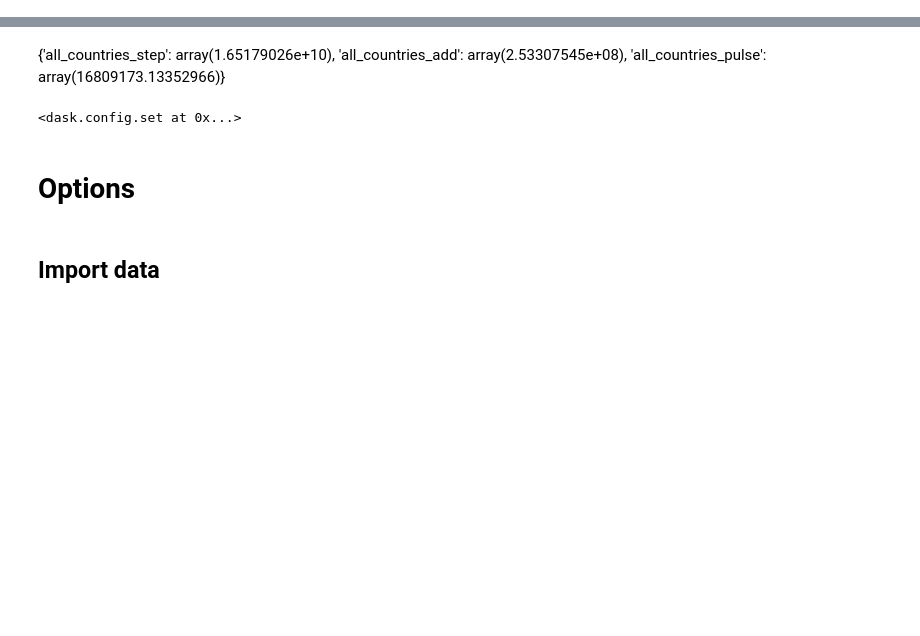
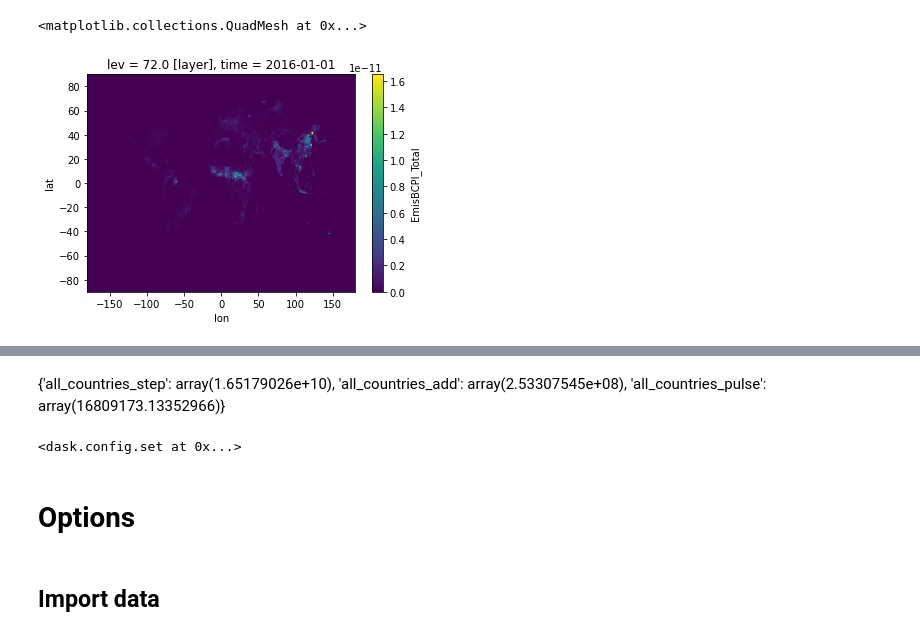
Before and after one commit to lfreese/BC-IRF, a Jupyter notebook: GF_pulse_vs_step_analysis.ipynb, the cells around one changed output, grey strips where cells are left out. Cells and saved outputs as stored; diff of their text form; code cells hidden in the pictures; blank space fills up the shorter version.

```diff
--- a/GF_pulse_vs_step_analysis.ipynb
+++ b/GF_pulse_vs_step_analysis.ipynb
@@ -19,3 +19,11 @@ from matplotlib import pyplot as plt, animation
 from IPython.display import HTML, display
 
 from scipy import signal
+# %%
+new_base = xr.open_mfdataset('/net/fs11/d0/emfreese/GCrundirs/IRF_runs/stretch_base/template/Jan_complex_daily_inputs_base/GEOSChem.Emissions.2016010*.nc4')
+cos = xr.open_mfdataset('/net/fs11/d0/emfreese/GCrundirs/IRF_runs/stretch_step/Indo_cos/GEOSChem.Emissions.2016010*.nc4')
+# %%
+cos.isel(lev = -1).isel(time = 0)['EmisBCPI_Total'] .plot()
+# %% [output]
+<matplotlib.collections.QuadMesh at 0x...>
+[figure, added]
```
Also changed, not shown: parts of 34 cells of this notebook, 10 other files.
